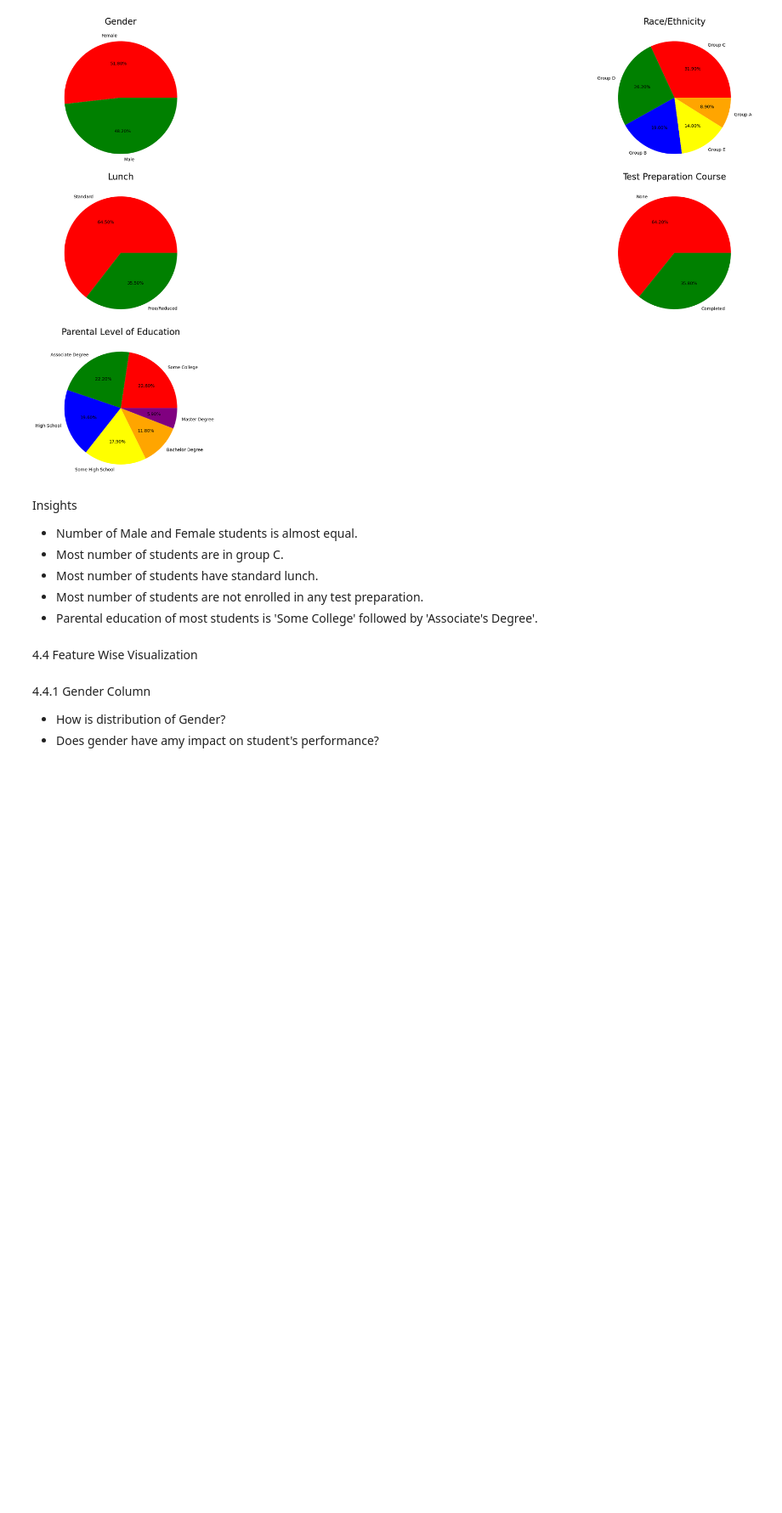
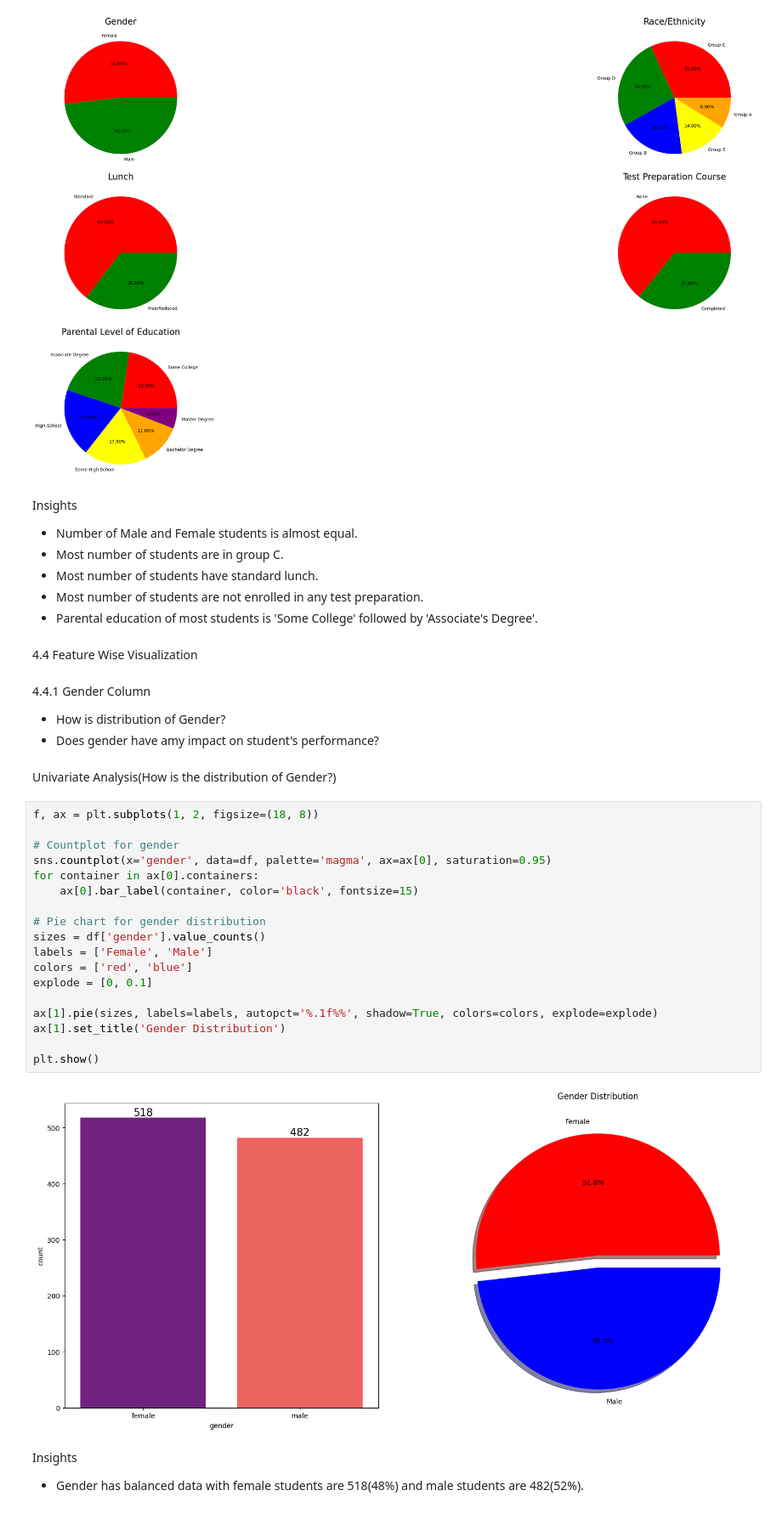
Before and after one commit to cyrolux123/ML-Project, a Jupyter notebook: notebook/EDA.ipynb, the cells around one changed output. Shown at 85% size. Cells and saved outputs as stored; diff of their text form; blank space fills up the shorter version.

```diff
--- a/notebook/EDA.ipynb
+++ b/notebook/EDA.ipynb
@@ -391,3 +391,28 @@ Insights
 4.4.1 Gender Column
 - How is distribution of Gender?
 - Does gender have amy impact on student's performance?
+# %% [markdown]
+Univariate Analysis(How is the distribution of Gender?)
+# %%
+f, ax = plt.subplots(1, 2, figsize=(18, 8))
+
+# Countplot for gender
+sns.countplot(x='gender', data=df, palette='magma', ax=ax[0], saturation=0.95)
+for container in ax[0].containers:
+    ax[0].bar_label(container, color='black', fontsize=15)
+
+# Pie chart for gender distribution
+sizes = df['gender'].value_counts()
+labels = ['Female', 'Male']
+colors = ['red', 'blue']
+explode = [0, 0.1]
+
+ax[1].pie(sizes, labels=labels, autopct='%.1f%%', shadow=True, colors=colors, explode=explode)
+ax[1].set_title('Gender Distribution')
+
+plt.show()
+# %% [output]
+[figure, added]
+# %% [markdown]
+Insights
+- Gender has balanced data with female students are 518(48%) and male students are 482(52%).
```
